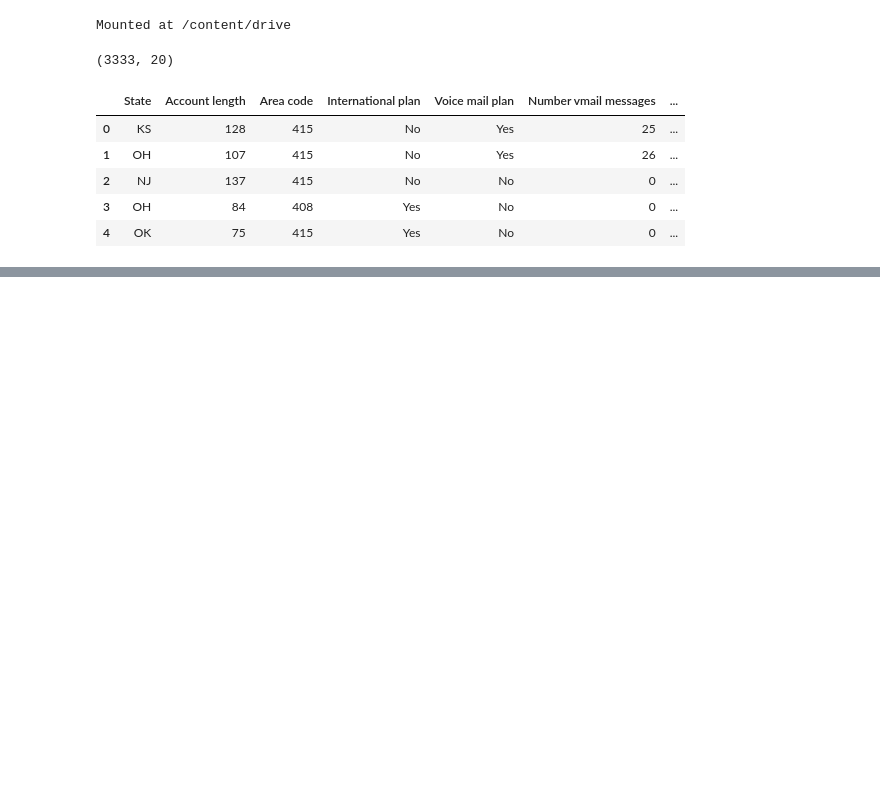
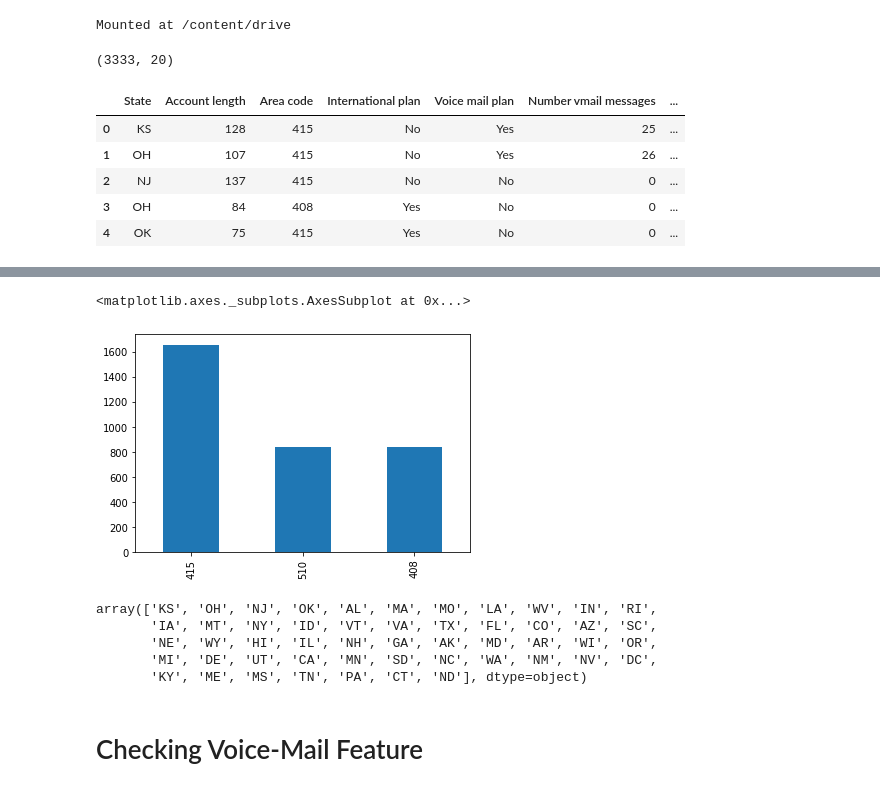
Before and after one commit to Vagueken/Customer-Churn-Analysis, a Jupyter notebook: Karan_Malhotra_Telecom_Churn_Analysis_Capstone_Project.ipynb, the cells around one changed output, grey strips where cells are left out. Cells and saved outputs as stored; diff of their text form; code cells hidden in the pictures; blank space fills up the shorter version.

```diff
--- a/Karan_Malhotra_Telecom_Churn_Analysis_Capstone_Project.ipynb
+++ b/Karan_Malhotra_Telecom_Churn_Analysis_Capstone_Project.ipynb
@@ -34,0 +212,15 @@ df.head()
+# %%
+pd.value_counts(df['Area code']).plot(kind="bar")
+# %% [output]
+<matplotlib.axes._subplots.AxesSubplot at 0x...>
+[figure, added]
+# %%
+df.State.unique()
+# %% [output]
+array(['KS', 'OH', 'NJ', 'OK', 'AL', 'MA', 'MO', 'LA', 'WV', 'IN', 'RI',
+       'IA', 'MT', 'NY', 'ID', 'VT', 'VA', 'TX', 'FL', 'CO', 'AZ', 'SC',
+       'NE', 'WY', 'HI', 'IL', 'NH', 'GA', 'AK', 'MD', 'AR', 'WI', 'OR',
+       'MI', 'DE', 'UT', 'CA', 'MN', 'SD', 'NC', 'WA', 'NM', 'NV', 'DC',
+       'KY', 'ME', 'MS', 'TN', 'PA', 'CT', 'ND'], dtype=object)
+# %% [markdown]
+# Checking Voice-Mail Feature
```
Also changed, not shown: parts of 75 cells of this notebook.
